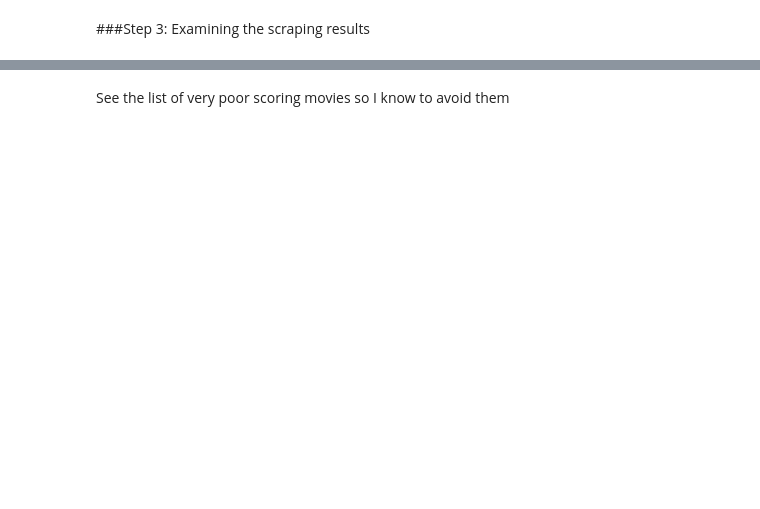
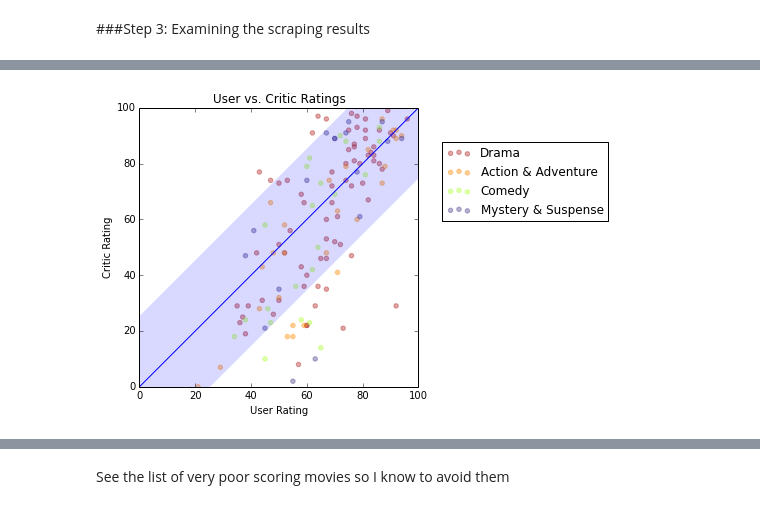
Before and after one commit to jenfs/ipython-notebooks, a Jupyter notebook: movieTrailer2014/WatchableMovies.ipynb, the cells around one changed output, grey strips where cells are left out. Drawn from its saved outputs; the diff is of its cells as text; code cells hidden in the pictures; blank space fills up the shorter version.

```diff
--- a/movieTrailer2014/WatchableMovies.ipynb
+++ b/movieTrailer2014/WatchableMovies.ipynb
@@ -194,0 +265,5 @@ Guardians of the Galaxy 90
+# %%
+by_genre = df.groupby(by='genre')
+genre_counts = by_genre['title'].agg('count')
+genre_counts.sort(ascending=False)
+print genre_counts
@@ -194,0 +290,4 @@ Guardians of the Galaxy 90
+# %%
+top_genres = list(genre_counts[:4].index)
+df_top_genre = df[df.genre.isin(top_genres)]
+df_top_genre.head()
@@ -194,0 +301,26 @@ Guardians of the Galaxy 90
+# %%
+import itertools
+
+
+fig, ax = plt.subplots(figsize=(5,5))
+ax.set_xlim(0, 100)
+ax.set_ylim(0, 100)
+
+colors = itertools.cycle(["Firebrick", "#ff8c00", "#adff2f", '#483d8b'])
+for g in top_genres:
+    ax.scatter(df[df['genre'] == g]['user_rating'],
+           df[df['genre'] == g]['critic_rating'],
+           color=next(colors),alpha=0.4, label=g)
+
+ax.plot([0, 100], [0, 100], 'b-', lw=1)
+ax.plot([0, 100], [0, 100], 'b-', alpha=0.15,lw=100)
+
+ax.set_title('User vs. Critic Ratings')
+ax.set_xlabel('User Rating')
+ax.set_ylabel('Critic Rating')
+ax.legend(loc=1,bbox_to_anchor=(1.7, 0.9))
+
+
+plt.show()
+# %% [output]
+[figure, added]
```
Also changed, not shown: parts of 38 cells of this notebook, 2 other files.
